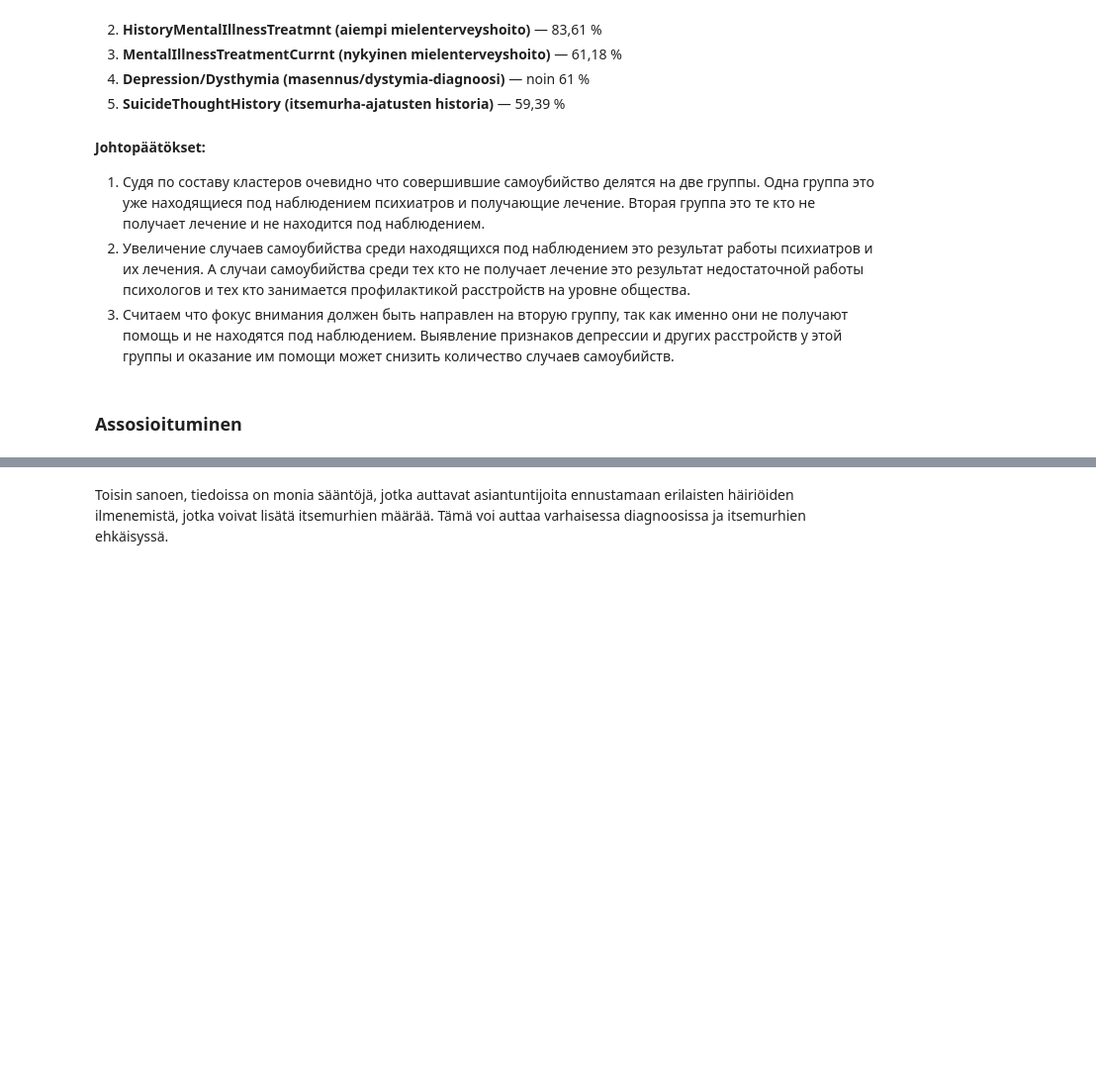
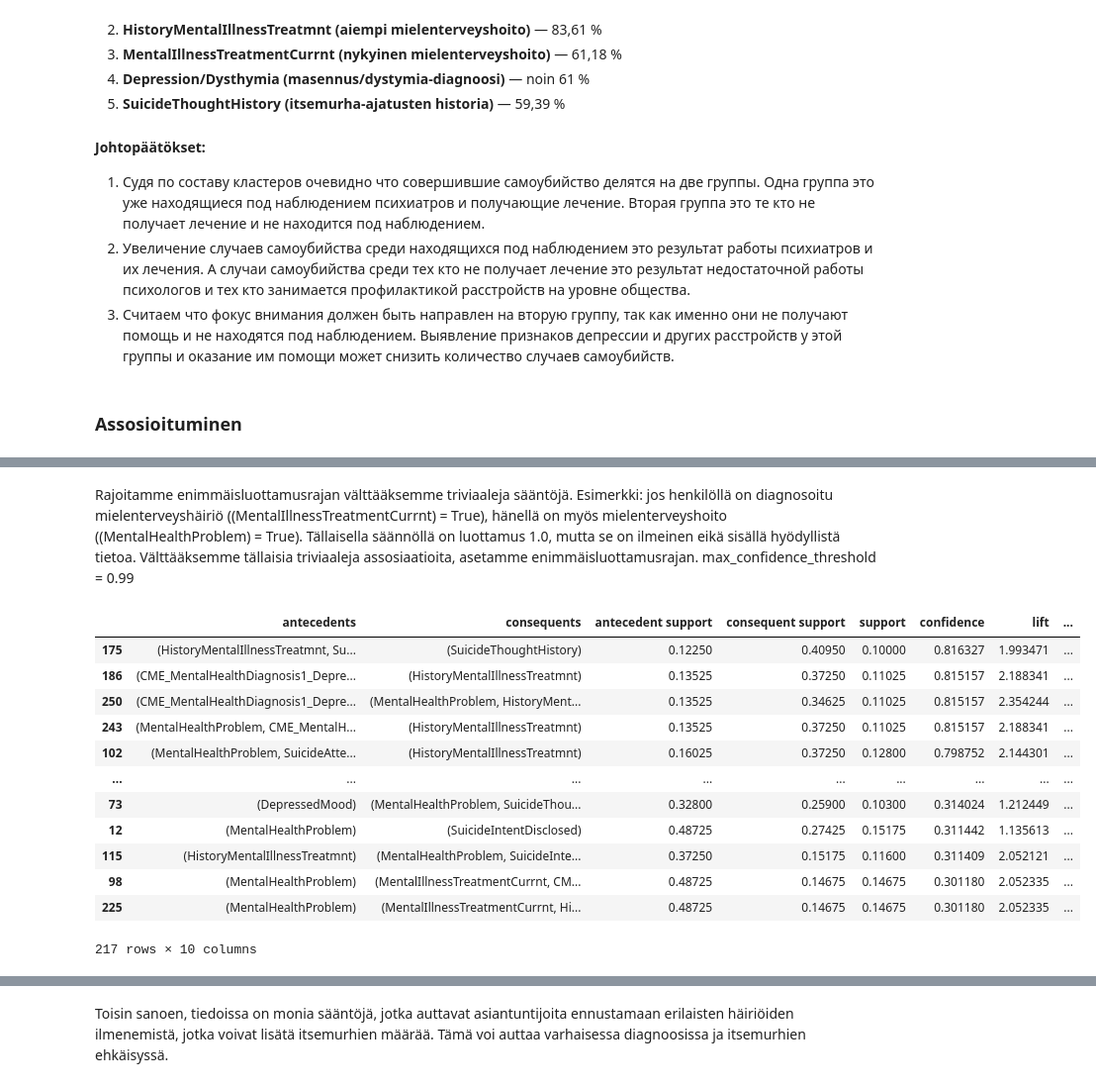
Before and after one commit to VladimirPiniazhin/Koneoppiminen, a Jupyter notebook: Harjoitustehtava.ipynb, the cells around one changed output, grey strips where cells are left out. Shown at 99% size. Drawn from its saved outputs; the diff is of its cells as text; code cells hidden in the pictures; blank space fills up the shorter version.

Commit message:
Added some interesting associations + combined two parts of it into one

```diff
--- a/Harjoitustehtava.ipynb
+++ b/Harjoitustehtava.ipynb
@@ -443,3 +407,34 @@ rules
+# %% [markdown]
+Rajoitamme enimmäisluottamusrajan välttääksemme triviaaleja sääntöjä.
+Esimerkki: jos henkilöllä on diagnosoitu mielenterveyshäiriö ((MentalIllnessTreatmentCurrnt) = True),
+hänellä on myös mielenterveyshoito ((MentalHealthProblem) = True).
+Tällaisella säännöllä on luottamus 1.0, mutta se on ilmeinen eikä sisällä hyödyllistä tietoa.
+Välttääksemme tällaisia triviaaleja assosiaatioita, asetamme enimmäisluottamusrajan.
+max_confidence_threshold = 0.99
+# %%
+# Generoidaan assosiatiivisia sääntöjä
+max_confidence_threshold = 0.90
+
+rules = association_rules(frequent_itemsets, metric='confidence', min_threshold=0.3)
+
+filtered_rules = rules[rules['confidence'] <= max_confidence_threshold]
+filtered_rules = filtered_rules.sort_values(by='confidence', ascending=False)
+
+filtered_rules
+# %% [output]
+|  | antecedents | consequents | antecedent support | consequent support | support | confidence | lift | ... |
+| 175 | (HistoryMentalIllnessTreatmnt, Su... | (SuicideThoughtHistory) | 0.12250 | 0.40950 | 0.10000 | 0.816327 | 1.993471 | ... |
+| 186 | (CME_MentalHealthDiagnosis1_Depre... | (HistoryMentalIllnessTreatmnt) | 0.13525 | 0.37250 | 0.11025 | 0.815157 | 2.188341 | ... |
+| 250 | (CME_MentalHealthDiagnosis1_Depre... | (MentalHealthProblem, HistoryMent... | 0.13525 | 0.34625 | 0.11025 | 0.815157 | 2.354244 | ... |
+| 243 | (MentalHealthProblem, CME_MentalH... | (HistoryMentalIllnessTreatmnt) | 0.13525 | 0.37250 | 0.11025 | 0.815157 | 2.188341 | ... |
+| 102 | (MentalHealthProblem, SuicideAtte... | (HistoryMentalIllnessTreatmnt) | 0.16025 | 0.37250 | 0.12800 | 0.798752 | 2.144301 | ... |
+| ... | ... | ... | ... | ... | ... | ... | ... | ... |
+| 73 | (DepressedMood) | (MentalHealthProblem, SuicideThou... | 0.32800 | 0.25900 | 0.10300 | 0.314024 | 1.212449 | ... |
+| 12 | (MentalHealthProblem) | (SuicideIntentDisclosed) | 0.48725 | 0.27425 | 0.15175 | 0.311442 | 1.135613 | ... |
+| 115 | (HistoryMentalIllnessTreatmnt) | (MentalHealthProblem, SuicideInte... | 0.37250 | 0.15175 | 0.11600 | 0.311409 | 2.052121 | ... |
+| 98 | (MentalHealthProblem) | (MentalIllnessTreatmentCurrnt, CM... | 0.48725 | 0.14675 | 0.14675 | 0.301180 | 2.052335 | ... |
+| 225 | (MentalHealthProblem) | (MentalIllnessTreatmentCurrnt, Hi... | 0.48725 | 0.14675 | 0.14675 | 0.301180 | 2.052335 | ... |
+217 rows × 10 columns
 # %% [markdown]
 ### Assosiatiivisten sääntöjen analyysi ja johtopäätökset
 
```
Also changed, not shown: parts of 13 cells of this notebook.
